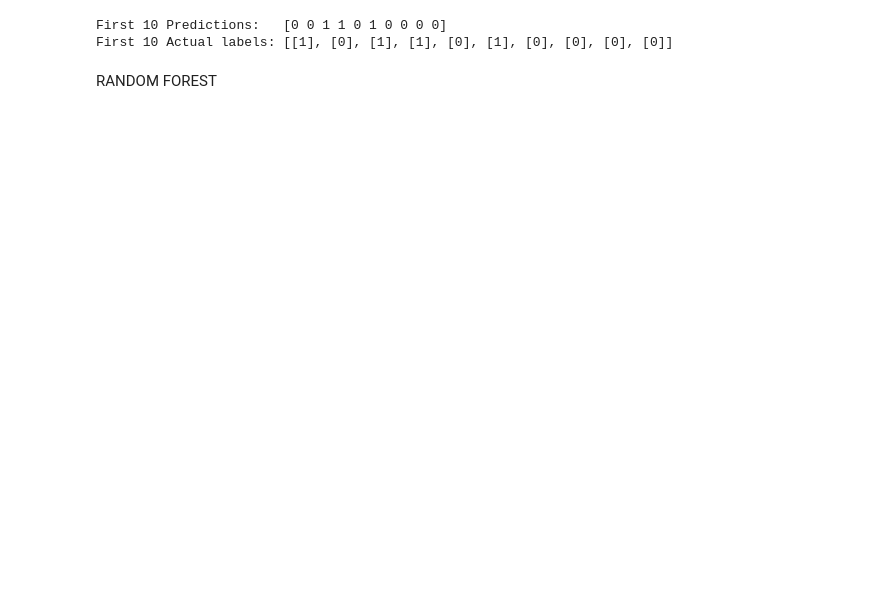
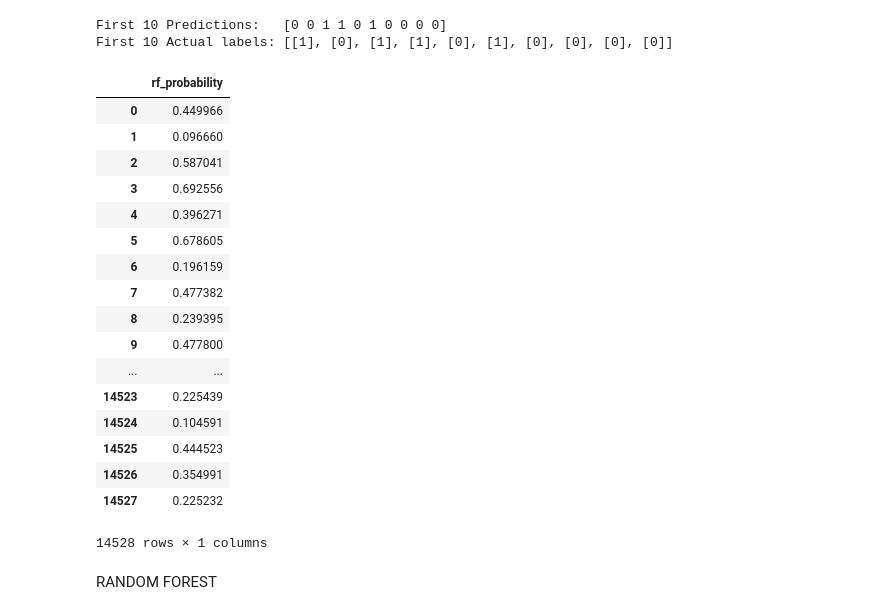
Before and after one commit to luker0bert/CriticalCareAnalysis, a Jupyter notebook: Notebooks/Logistic Regression & Random Forest Classifier - BM.ipynb, the cells around one changed output. Saved outputs shown, nothing was run; the diff lists cells and outputs as text; code cells hidden in the pictures; blank space fills up the shorter version.

```diff
--- a/Notebooks/Logistic Regression & Random Forest Classifier - BM.ipynb
+++ b/Notebooks/Logistic Regression & Random Forest Classifier - BM.ipynb
@@ -104,6 +131,33 @@ print(f"First 10 Actual labels: {y_test[:10].tolist()}")
 # %% [output]
 First 10 Predictions:   [0 0 1 1 0 1 0 0 0 0]
 First 10 Actual labels: [[1], [0], [1], [1], [0], [1], [0], [0], [0], [0]]
+# %%
+# Probabilities and deliverable output
+predictions_class = classifier.predict_proba(X_test)
+class_model1 = pd.DataFrame(predictions_class)
+class_model1 = class_model1.rename(columns={0:'samples',1:'rf_probability'})
+class_model1 = class_model1.drop(['samples'], axis=1)
+class_model1.to_csv('logistic_classifier.csv')
+class_model1
+# %% [output]
+|  | rf_probability |
+| 0 | 0.449966 |
+| 1 | 0.096660 |
+| 2 | 0.587041 |
+| 3 | 0.692556 |
+| 4 | 0.396271 |
+| 5 | 0.678605 |
+| 6 | 0.196159 |
+| 7 | 0.477382 |
+| 8 | 0.239395 |
+| 9 | 0.477800 |
+| ... | ... |
+| 14523 | 0.225439 |
+| 14524 | 0.104591 |
+| 14525 | 0.444523 |
+| 14526 | 0.354991 |
+| 14527 | 0.225232 |
+14528 rows × 1 columns
 # %% [markdown]
 RANDOM FOREST
 # %%
```
Also changed, not shown: parts of 11 cells of this notebook, 15 other files.
